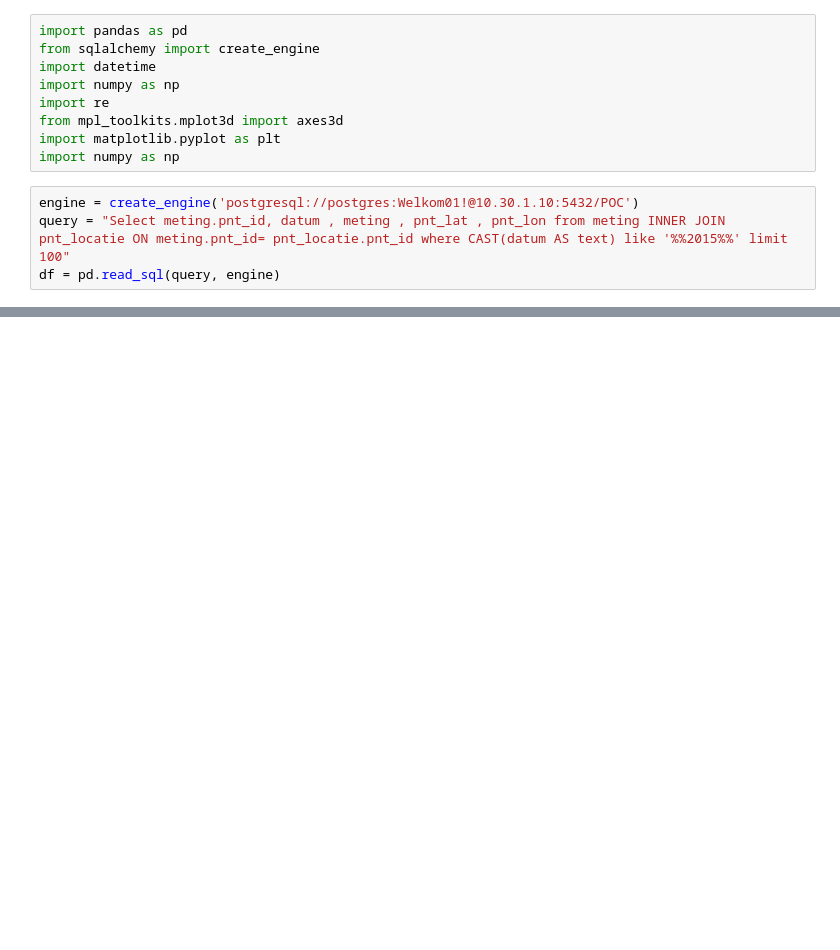
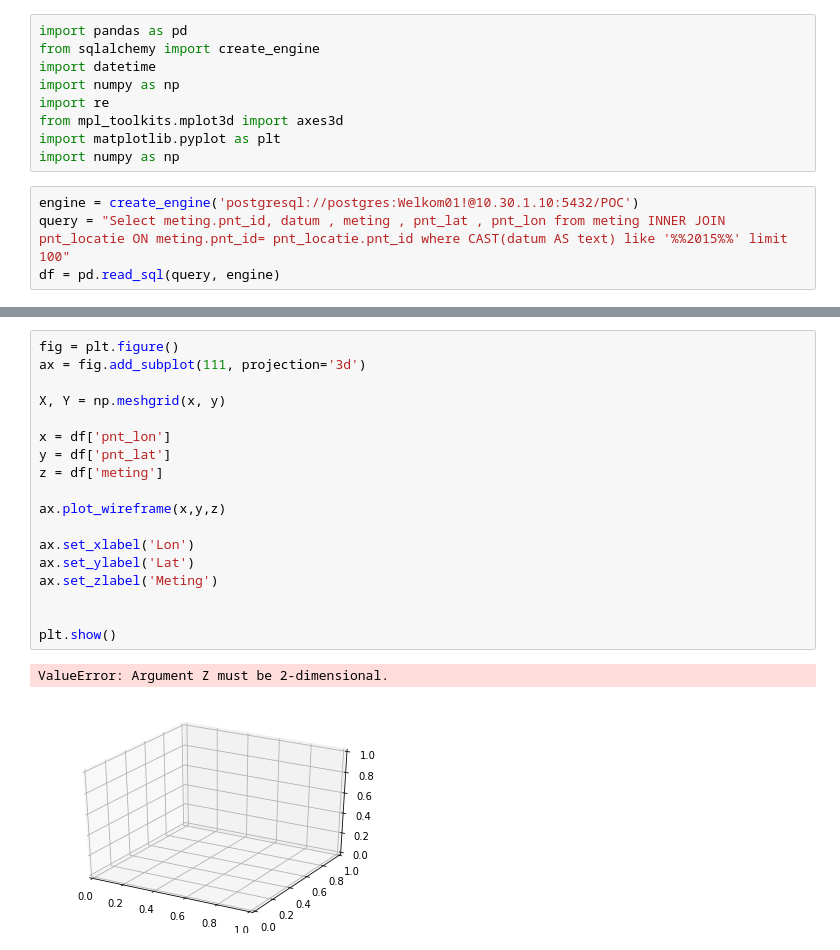
Before and after one commit to Jellybean12/Groepje-C3, a Jupyter notebook: 3d grap.ipynb, the cells around one changed output, grey strips where cells are left out. Cells and saved outputs as stored; diff of their text form; blank space fills up the shorter version.

```diff
--- a/3d grap.ipynb
+++ b/3d grap.ipynb
@@ -20,4 +20,25 @@ df.head()
 | 2 | L487516P135175 | 2015-05-01 | -0.0018 | 52.499670 | 6.089511 |
 | 3 | L487516P135175 | 2015-06-18 | -0.0026 | 52.499670 | 6.089511 |
 | 4 | L487516P135175 | 2015-07-12 | -0.0006 | 52.499670 | 6.089511 |
+# %%
+fig = plt.figure()
+ax = fig.add_subplot(111, projection='3d')
+
+X, Y = np.meshgrid(x, y)
+
+x = df['pnt_lon']
+y = df['pnt_lat']
+z = df['meting']
+
+ax.plot_wireframe(x,y,z)
+
+ax.set_xlabel('Lon')
+ax.set_ylabel('Lat')
+ax.set_zlabel('Meting')
+
+
+plt.show()
+# %% [output]
+ValueError: Argument Z must be 2-dimensional.
+[figure, added]
 # %%
```
Also changed, not shown: parts of 3 cells of this notebook.
